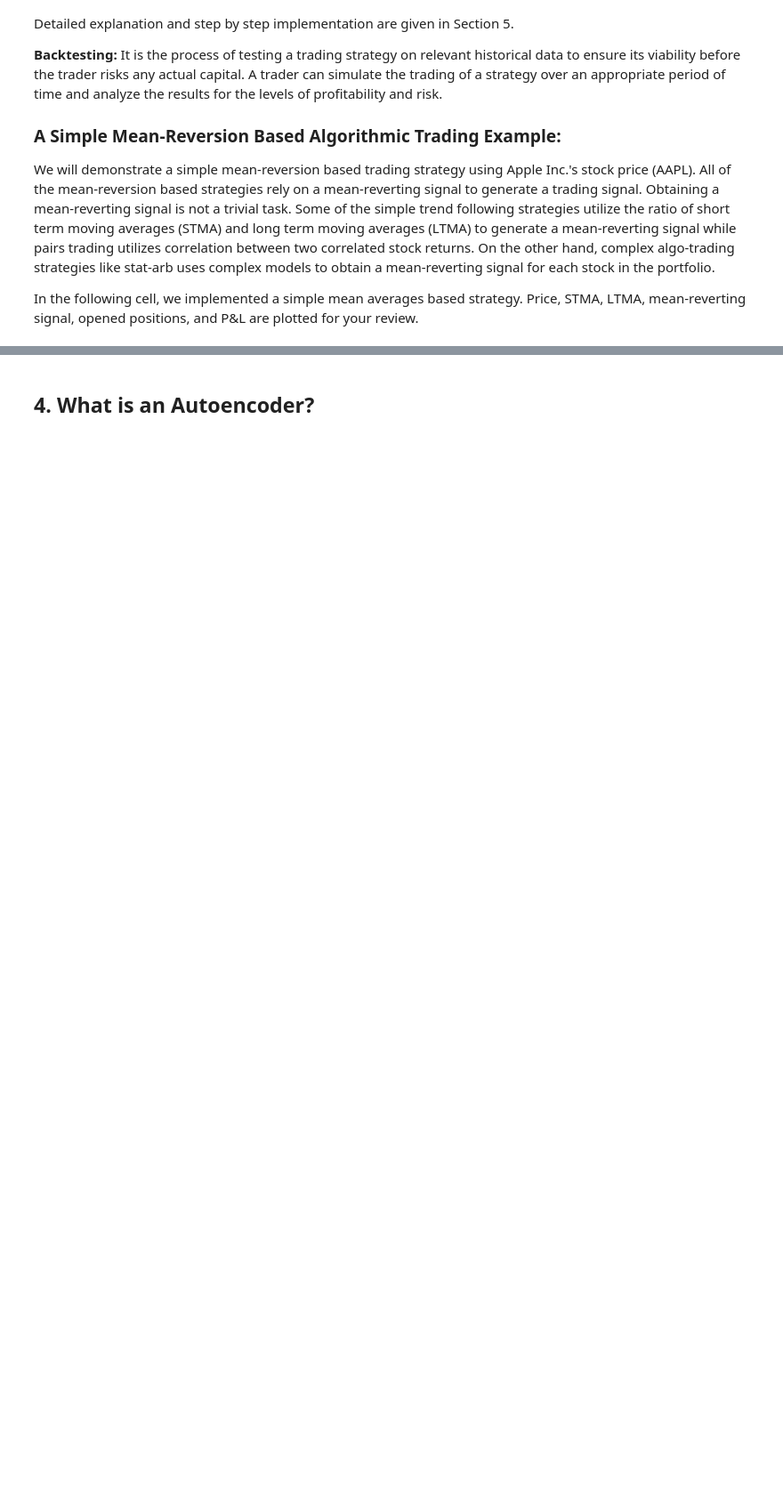
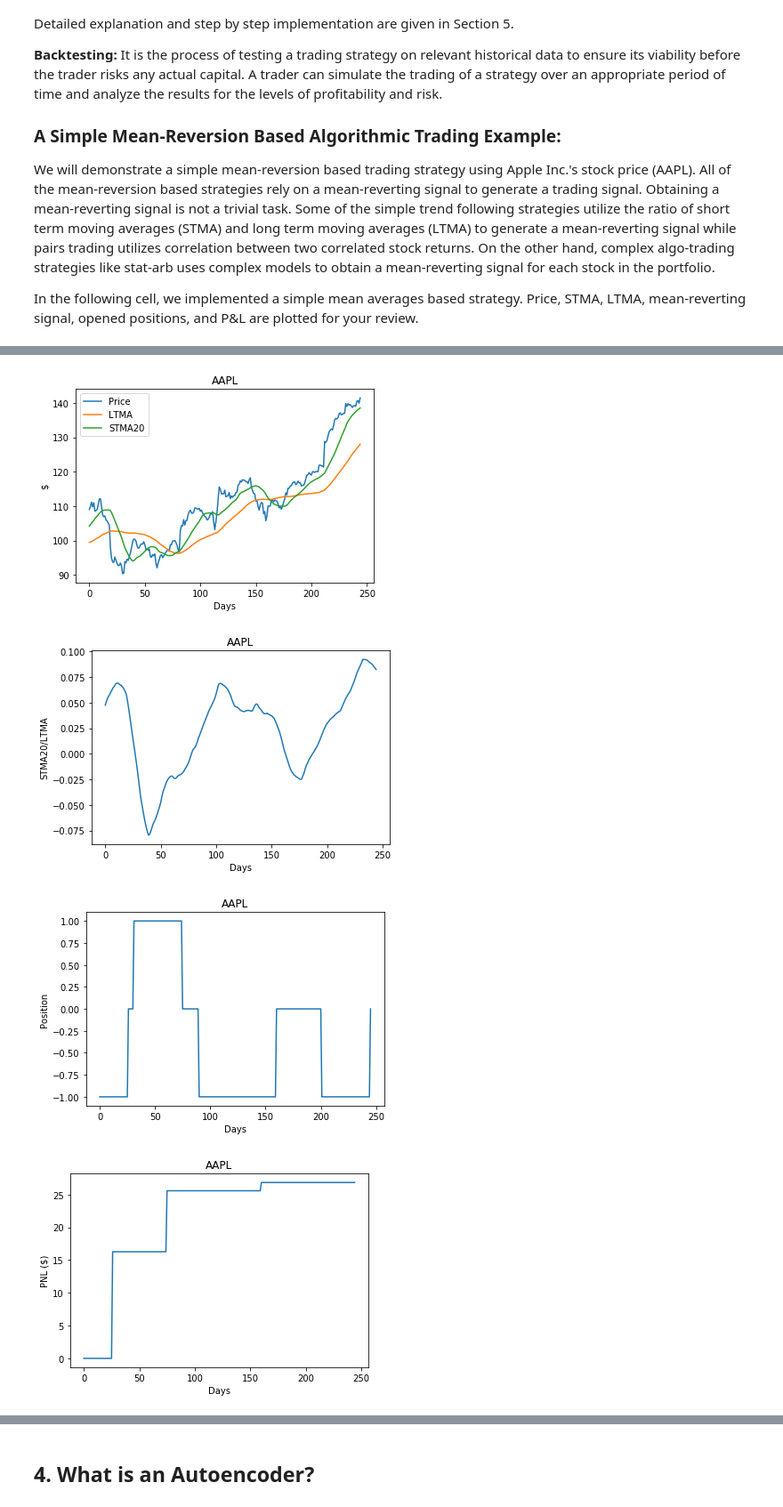
Before and after one commit to slipnitskaya/IBM_FINANCE_AP19, a Jupyter notebook: lab3_DeepAutoencoder.ipynb, the cells around one changed output, grey strips where cells are left out. Shown at 89% size. Cells and saved outputs as stored; diff of their text form; code cells hidden in the pictures; blank space fills up the shorter version.

```diff
--- a/lab3_DeepAutoencoder.ipynb
+++ b/lab3_DeepAutoencoder.ipynb
@@ -167,3 +185,83 @@ plt.show()
+# %%
+W_STMA = 20
+
+[R_aaple, C_aaple] = P_aapl.shape
+dm = np.zeros(shape=(R_aaple-W_LTMA,3), dtype=float)
+mr = np.zeros(shape=(R_aaple-W_LTMA,1), dtype=float)
+pos_aaple = np.zeros(shape=(R_aaple-W_LTMA+1,1), dtype=int)
+p_apple_snap = 0.0
+PNL_apple = np.zeros(shape=(R_aaple-W_LTMA,1), dtype=float)
+
+idx = 0
+for i in range(W_LTMA, R_aaple):
+    ps = P_aapl[i-W_LTMA:i]
+    pf = P_aapl[i-W_STMA:i]
+    ms = np.mean(ps)
+    mf = np.mean(pf)
+
+    dm[idx,0] = P_aapl[i]
+    dm[idx,1] = ms
+    dm[idx,2] = mf
+    mr[idx] = (mf/ms) - 1
+
+    if pos_aaple[idx-1] == 0 and mr[idx] > T1_aaple:
+        # If the stock has no position and the spread of the ratio above the threshold T1
+        # Short position is opened because we expect the ratio will go down to get back its normal behaviour (mean)
+        pos_aaple[idx] = -1
+        p_apple_snap = P_aapl[i]
+    elif pos_aaple[idx-1] == 0 and mr[idx] < -T1_aaple:
+        # If the stock has no position and the spread of the error signal below the threshold -T1
+        # Long position is opened because we expect the stock will go up to get back its normal behaviour (mean)
+        pos_aaple[idx] = 1
+        p_apple_snap = P_aapl[i]
+    elif pos_aaple[idx-1] == -1 and mr[idx] < T2_aaple:
+        # If the stock is in short position and the spread is below threshold T2,
+        # that means it almost gets back to its normal behaviour and we close the position to generate profit
+        pos_aaple[idx] = 0
+        PNL_apple[idx] = -(P_aapl[i] - p_apple_snap)
+    elif pos_aaple[idx-1] == 1 and mr[idx] > -T2_aaple:
+        # If the stock is in long position and the spread is above threshold -T2,
+        # that means it almost gets back to its normal behaviour and we close the position to generate profit
+        pos_aaple[idx] = 0
+        PNL_apple[idx] = P_aapl[i] - p_apple_snap
+    else:
+        # Otherwise, no position is opened
+        pos_aaple[idx] = pos_aaple[idx-1]
+
+    idx += 1
+
+plt_p, = plt.plot(dm[:,0], label='Price')
+plt_ltma, = plt.plot(dm[:,1], label='LTMA')
+plt_stma, = plt.plot(dm[:,2], label='STMA{}'.format(W_STMA))
+plt.legend(handles=[plt_p, plt_ltma, plt_stma])
+
+plt.title('AAPL')
+plt.ylabel('$')
+plt.xlabel('Days')
+plt.show()
+
+plt.plot(mr)
+plt.title('AAPL')
+plt.ylabel('STMA{}/LTMA'.format(W_STMA))
+plt.xlabel('Days')
+plt.show()
+
+plt.plot(pos_aaple)
+plt.title('AAPL')
+plt.ylabel('Position')
+plt.xlabel('Days')
+plt.show()
+
+plt.plot(np.cumsum(PNL_apple))
+plt.title('AAPL')
+plt.ylabel('PNL ($)')
+plt.xlabel('Days')
+plt.show()
+# %% [output]
+[figure, added]
+[figure, added]
+[figure, added]
+[figure, added]
 # %% [markdown]
 The second figure above plots a signal which is the ratio of STMA and LTMA. This signal is reverting around mean zero. If the signal is below -T1, it longs the stock with the expectation of reverting back to normal. Similarly, if the signal is above T1, it shorts the stock. Third and the fourth figure above plot the opened positions and the P&L, respectively.
 
```
Also changed, not shown: parts of 14 cells of this notebook.
